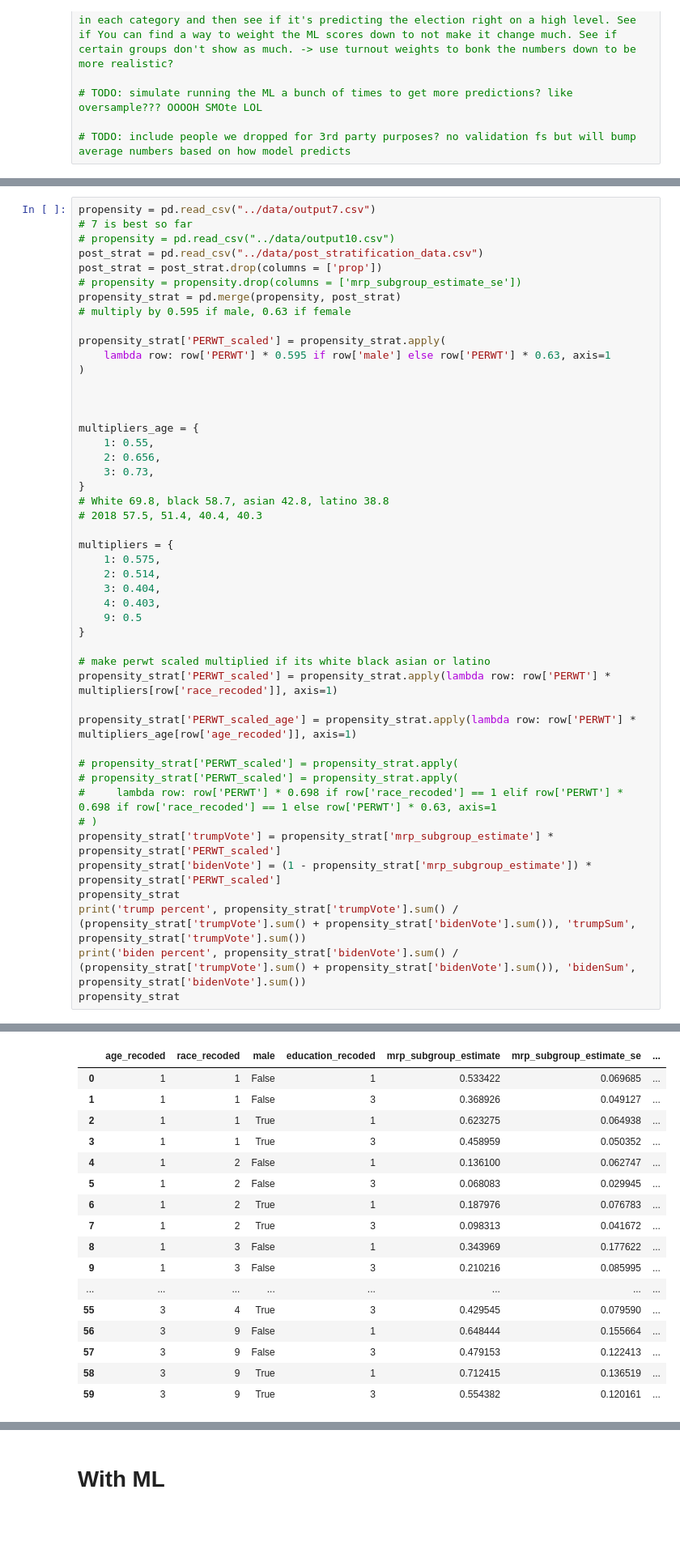
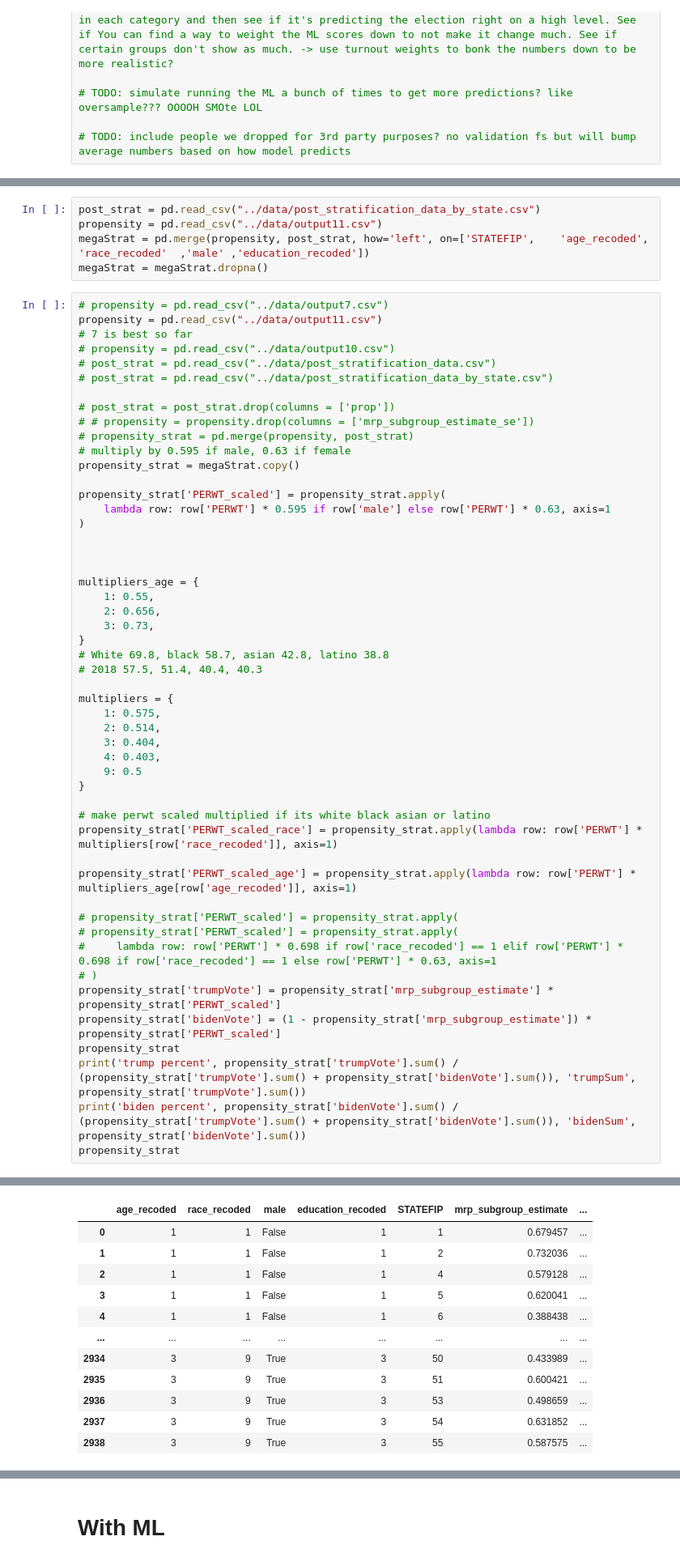
Before and after one commit to pmench/mrp-team, a Jupyter notebook: src/bella_ML.ipynb, the cells around one changed output, grey strips where cells are left out. Shown at 81% size. Drawn from its saved outputs; the diff is of its cells as text; blank space fills up the shorter version.

```diff
--- a/src/bella_ML.ipynb
+++ b/src/bella_ML.ipynb
@@ -1672,12 +1627,21 @@ merged_df = merge_mar_june.copy()
+# %%
+post_strat = pd.read_csv("../data/post_stratification_data_by_state.csv")
+propensity = pd.read_csv("../data/output11.csv")
+megaStrat = pd.merge(propensity, post_strat, how='left', on=['STATEFIP',	'age_recoded',	'race_recoded'	,'male'	,'education_recoded'])
+megaStrat = megaStrat.dropna()
 # %%
-propensity = pd.read_csv("../data/output7.csv")
+# propensity = pd.read_csv("../data/output7.csv")
+propensity = pd.read_csv("../data/output11.csv")
 # 7 is best so far
 # propensity = pd.read_csv("../data/output10.csv")
-post_strat = pd.read_csv("../data/post_stratification_data.csv")
-post_strat = post_strat.drop(columns = ['prop'])
-# propensity = propensity.drop(columns = ['mrp_subgroup_estimate_se'])
-propensity_strat = pd.merge(propensity, post_strat)
+# post_strat = pd.read_csv("../data/post_stratification_data.csv")
+# post_strat = pd.read_csv("../data/post_stratification_data_by_state.csv")
+
+# post_strat = post_strat.drop(columns = ['prop'])
+# # propensity = propensity.drop(columns = ['mrp_subgroup_estimate_se'])
+# propensity_strat = pd.merge(propensity, post_strat)
 # multiply by 0.595 if male, 0.63 if female
+propensity_strat = megaStrat.copy()
 
 propensity_strat['PERWT_scaled'] = propensity_strat.apply(
     lambda row: row['PERWT'] * 0.595 if row['male'] else row['PERWT'] * 0.63, axis=1
@@ -1702,7 +1666,7 @@ multipliers = {
 }
 
 # make perwt scaled multiplied if its white black asian or latino
-propensity_strat['PERWT_scaled'] = propensity_strat.apply(lambda row: row['PERWT'] * multipliers[row['race_recoded']], axis=1)
+propensity_strat['PERWT_scaled_race'] = propensity_strat.apply(lambda row: row['PERWT'] * multipliers[row['race_recoded']], axis=1)
 
 propensity_strat['PERWT_scaled_age'] = propensity_strat.apply(lambda row: row['PERWT'] * multipliers_age[row['age_recoded']], axis=1)
 
@@ -1722,17 +1686,12 @@ biden percent 0.4853573183588051 bidenSum 64870010.4020035
-|  | age_recoded | race_recoded | male | education_recoded | mrp_subgroup_estimate | mrp_subgroup_estimate_se | ... |
-| 0 | 1 | 1 | False | 1 | 0.533422 | 0.069685 | ... |
-| 1 | 1 | 1 | False | 3 | 0.368926 | 0.049127 | ... |
-| 2 | 1 | 1 | True | 1 | 0.623275 | 0.064938 | ... |
-| 3 | 1 | 1 | True | 3 | 0.458959 | 0.050352 | ... |
-| 4 | 1 | 2 | False | 1 | 0.136100 | 0.062747 | ... |
-| 5 | 1 | 2 | False | 3 | 0.068083 | 0.029945 | ... |
-| 6 | 1 | 2 | True | 1 | 0.187976 | 0.076783 | ... |
-| 7 | 1 | 2 | True | 3 | 0.098313 | 0.041672 | ... |
-| 8 | 1 | 3 | False | 1 | 0.343969 | 0.177622 | ... |
-| 9 | 1 | 3 | False | 3 | 0.210216 | 0.085995 | ... |
+|  | age_recoded | race_recoded | male | education_recoded | STATEFIP | mrp_subgroup_estimate | ... |
+| 0 | 1 | 1 | False | 1 | 1 | 0.679457 | ... |
+| 1 | 1 | 1 | False | 1 | 2 | 0.732036 | ... |
+| 2 | 1 | 1 | False | 1 | 4 | 0.579128 | ... |
+| 3 | 1 | 1 | False | 1 | 5 | 0.620041 | ... |
+| 4 | 1 | 1 | False | 1 | 6 | 0.388438 | ... |
 | ... | ... | ... | ... | ... | ... | ... | ... |
-| 55 | 3 | 4 | True | 3 | 0.429545 | 0.079590 | ... |
-| 56 | 3 | 9 | False | 1 | 0.648444 | 0.155664 | ... |
-| 57 | 3 | 9 | False | 3 | 0.479153 | 0.122413 | ... |
-| 58 | 3 | 9 | True | 1 | 0.712415 | 0.136519 | ... |
-| 59 | 3 | 9 | True | 3 | 0.554382 | 0.120161 | ... |
+| 2934 | 3 | 9 | True | 3 | 50 | 0.433989 | ... |
+| 2935 | 3 | 9 | True | 3 | 51 | 0.600421 | ... |
+| 2936 | 3 | 9 | True | 3 | 53 | 0.498659 | ... |
+| 2937 | 3 | 9 | True | 3 | 54 | 0.631852 | ... |
+| 2938 | 3 | 9 | True | 3 | 55 | 0.587575 | ... |
```
Also changed, not shown: parts of 78 cells of this notebook, 4 other files.
